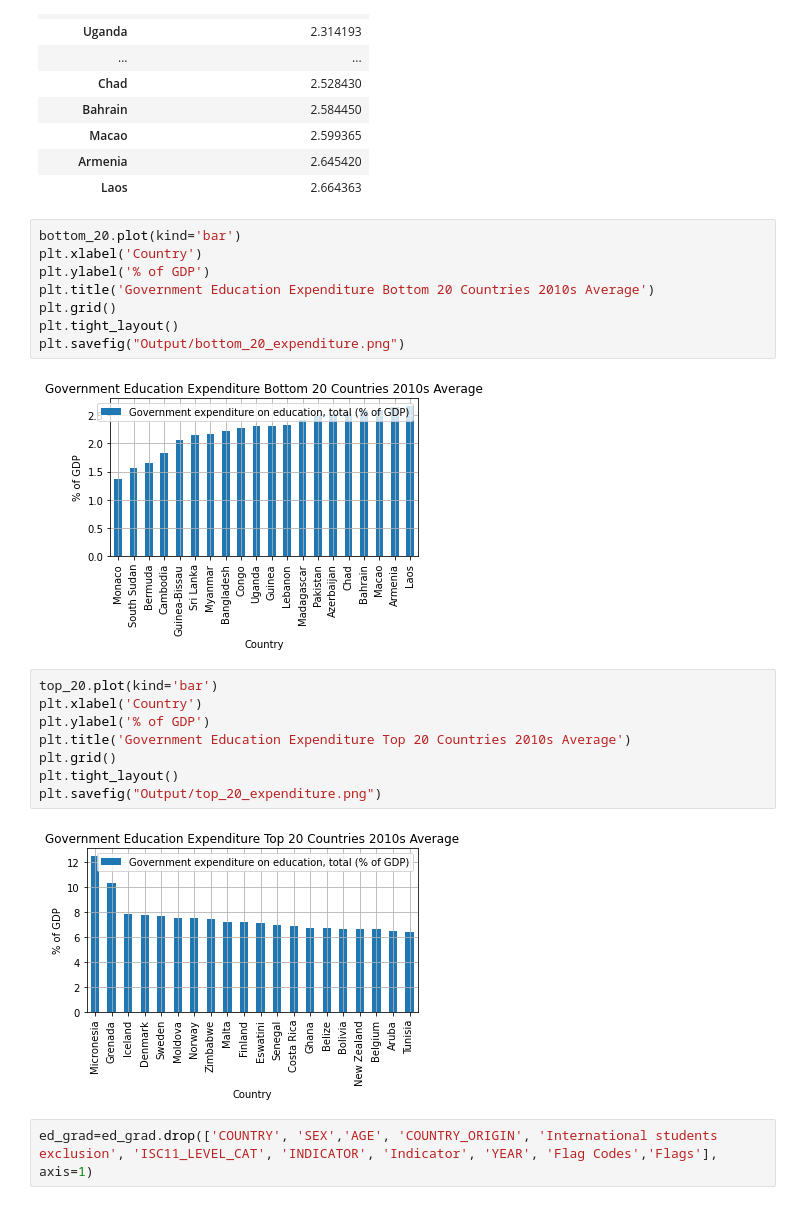
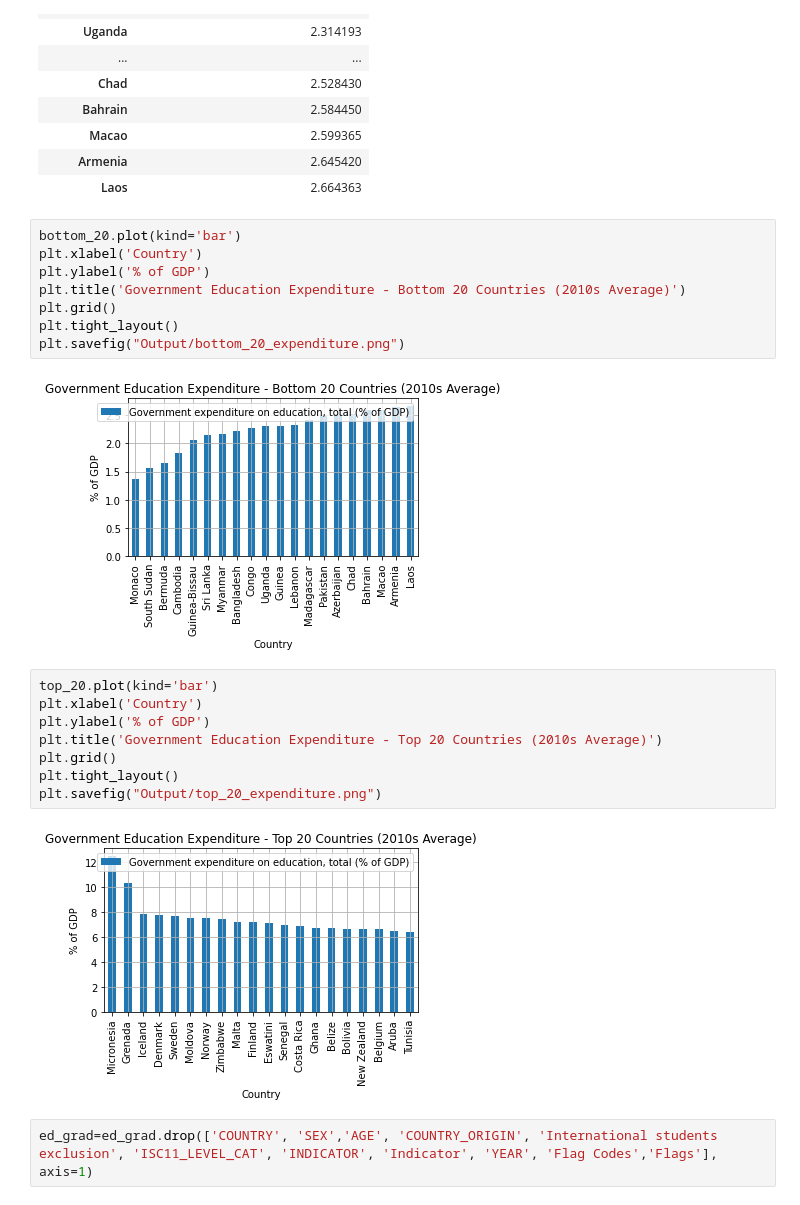
Before and after one commit to pamhinostroza/Project_1, a Jupyter notebook: Project_Main.ipynb, the cells around one changed output. Drawn from its saved outputs; the diff is of its cells as text.

```diff
--- a/Project_Main.ipynb
+++ b/Project_Main.ipynb
@@ -141,22 +141,22 @@ bottom_20
 bottom_20.plot(kind='bar')
 plt.xlabel('Country')
 plt.ylabel('% of GDP')
-plt.title('Government Education Expenditure Bottom 20 Countries 2010s Average')
+plt.title('Government Education Expenditure - Bottom 20 Countries (2010s Average)')
 plt.grid()
 plt.tight_layout()
 plt.savefig("Output/bottom_20_expenditure.png")
 # %% [output]
-[figure, old version]
+[figure, new version]
 # %%
 top_20.plot(kind='bar')
 plt.xlabel('Country')
 plt.ylabel('% of GDP')
-plt.title('Government Education Expenditure Top 20 Countries 2010s Average')
+plt.title('Government Education Expenditure - Top 20 Countries (2010s Average)')
 plt.grid()
 plt.tight_layout()
 plt.savefig("Output/top_20_expenditure.png")
 # %% [output]
-[figure, old version]
+[figure, new version]
 # %%
 ed_grad=ed_grad.drop(['COUNTRY', 'SEX','AGE', 'COUNTRY_ORIGIN', 'International students exclusion', 'ISC11_LEVEL_CAT', 'INDICATOR', 'Indicator', 'YEAR', 'Flag Codes','Flags'], axis=1)
 # %%
```
Also changed, not shown: parts of 6 cells of this notebook, 10 other files.
